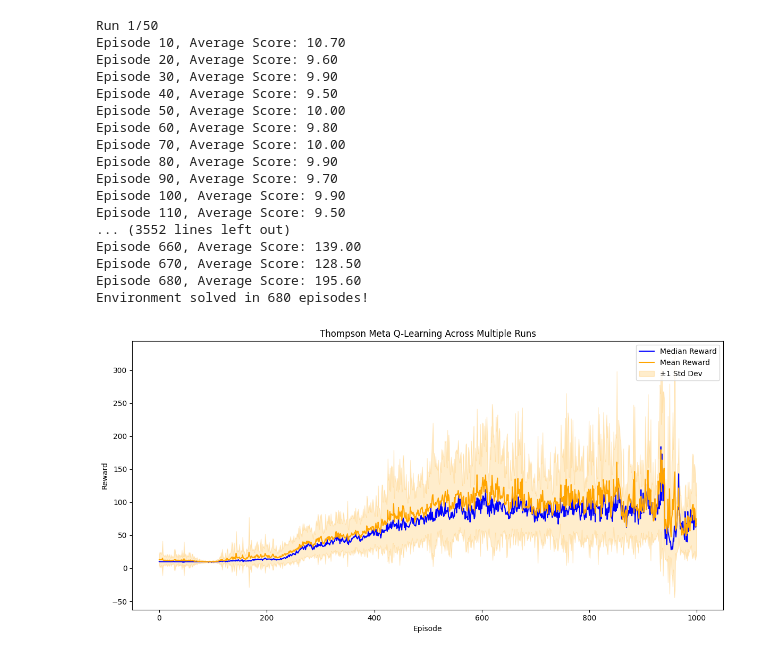
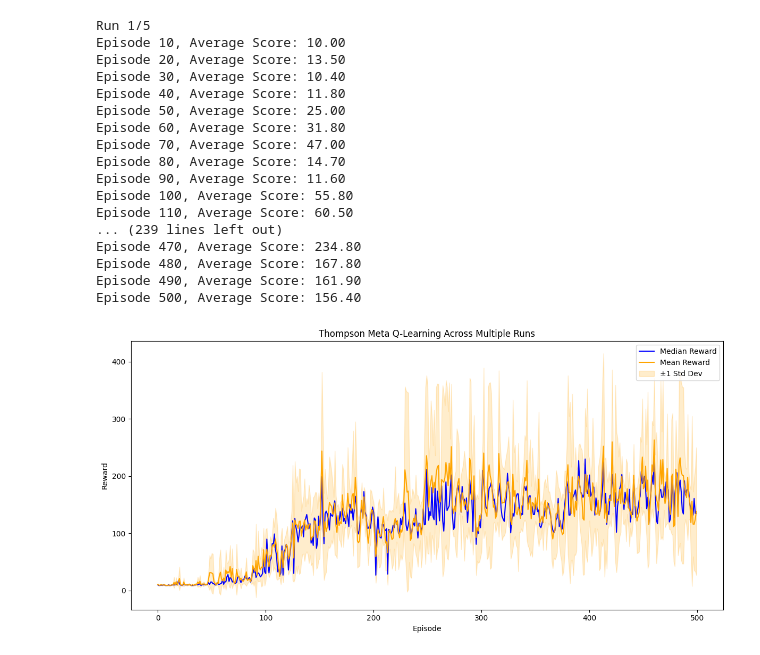
Before and after one commit to PeterKaras/Special_Topics_AI, a Jupyter notebook: Thompson_MAML_CartPole_Q_NN.ipynb, the cells around one changed output. Drawn from its saved outputs; the diff is of its cells as text; code cells hidden in the pictures.

```diff
--- a/Thompson_MAML_CartPole_Q_NN.ipynb
+++ b/Thompson_MAML_CartPole_Q_NN.ipynb
@@ -7,6 +7,8 @@ import torch.optim as optim
 import gym
 from collections import deque, OrderedDict
 import random
+import optuna
+import matplotlib.pyplot as plt
 
 
 class QNetwork(nn.Module):
@@ -39,10 +41,9 @@ class MetaQPolicy:
         for name, param in self.policy.named_parameters():
             param.data = params[name].data.clone()
 
-
 class ThompsonMetaQLearning:
-    def __init__(self, state_dim, action_dim, hidden_dim=64, inner_lr=0.01, meta_lr=0.001,
-                 memory_size=1000, batch_size=64, gamma=0.99, epsilon=0.1, thompson_alpha=1.0, thompson_beta=1.0):
+    def __init__(self, state_dim, action_dim, hidden_dim=224, inner_lr=.0003590122649502572, meta_lr=0.009767756309404269,
+                 memory_size=1000, batch_size=64, gamma=0.99, epsilon=0.1, thompson_alpha=1.5540433190233864, thompson_beta=0.9897499530825413):
         self.device = torch.device("cuda" if torch.cuda.is_available() else "cpu")
 
         self.q_network = QNetwork(state_dim, action_dim, hidden_dim).to(self.device)
@@ -188,14 +189,10 @@ def train_thompson_meta_q(env_name='CartPole-v1', episodes=1000, max_steps=500):
             avg_score = np.mean(scores[-10:])
             print(f"Episode {episode + 1}, Average Score: {avg_score:.2f}")
 
-            if avg_score >= 195.0:  # Environment considered solved
-                print(f"Environment solved in {episode + 1} episodes!")
-                break
-
     return agent, scores
 
 
-def run_thompson_meta_q_multiple_times(env_name='CartPole-v1', runs=50, episodes=1000, max_steps=500):
+def run_thompson_meta_q_multiple_times(env_name='CartPole-v1', runs=50, episodes=500, max_steps=500):
     all_scores = []
     all_losses = []  # Placeholder for loss tracking
 
@@ -221,50 +218,49 @@ def run_thompson_meta_q_multiple_times(env_name='CartPole-v1', runs=50, episodes
         'mean_scores': mean_scores,
         'std_scores': std_scores,
         'padded_scores': padded_scores
     }
 
-
 if __name__ == "__main__":
     torch.manual_seed(1)
     np.random.seed(1)
     random.seed(1)
 
-    stats = run_thompson_meta_q_multiple_times(runs=50, episodes=1000)
+    stats = run_thompson_meta_q_multiple_times(runs=5, episodes=500)
 
     import matplotlib.pyplot as plt
     plt.figure(figsize=(12, 6))
 
     # Plot median and mean scores with confidence intervals
     x = np.arange(len(stats['median_scores']))
     plt.plot(stats['median_scores'], label='Median Reward', color='blue')
     plt.plot(stats['mean_scores'], label='Mean Reward', color='orange')
     plt.fill_between(x,
                      stats['mean_scores'] - stats['std_scores'],
                      stats['mean_scores'] + stats['std_scores'],
                      color='orange', alpha=0.2, label='±1 Std Dev')
 
     plt.title('Thompson Meta Q-Learning Across Multiple Runs')
     plt.xlabel('Episode')
     plt.ylabel('Reward')
     plt.legend()
     plt.tight_layout()
     plt.show()
 # %% [output]
-Run 1/50
-Episode 10, Average Score: 10.70
-Episode 20, Average Score: 9.60
-Episode 30, Average Score: 9.90
-Episode 40, Average Score: 9.50
-Episode 50, Average Score: 10.00
-Episode 60, Average Score: 9.80
-Episode 70, Average Score: 10.00
-Episode 80, Average Score: 9.90
-Episode 90, Average Score: 9.70
-Episode 100, Average Score: 9.90
-Episode 110, Average Score: 9.50
-... (3552 lines left out)
-Episode 660, Average Score: 139.00
-Episode 670, Average Score: 128.50
-Episode 680, Average Score: 195.60
-Environment solved in 680 episodes!
+Run 1/5
+Episode 10, Average Score: 10.00
+Episode 20, Average Score: 13.50
+Episode 30, Average Score: 10.40
+Episode 40, Average Score: 11.80
+Episode 50, Average Score: 25.00
+Episode 60, Average Score: 31.80
+Episode 70, Average Score: 47.00
+Episode 80, Average Score: 14.70
+Episode 90, Average Score: 11.60
+Episode 100, Average Score: 55.80
+Episode 110, Average Score: 60.50
+... (239 lines left out)
+Episode 470, Average Score: 234.80
+Episode 480, Average Score: 167.80
+Episode 490, Average Score: 161.90
+Episode 500, Average Score: 156.40
-[figure, old version]
+[figure, new version]
```
Also changed, not shown: parts of 1 cell of this notebook.
